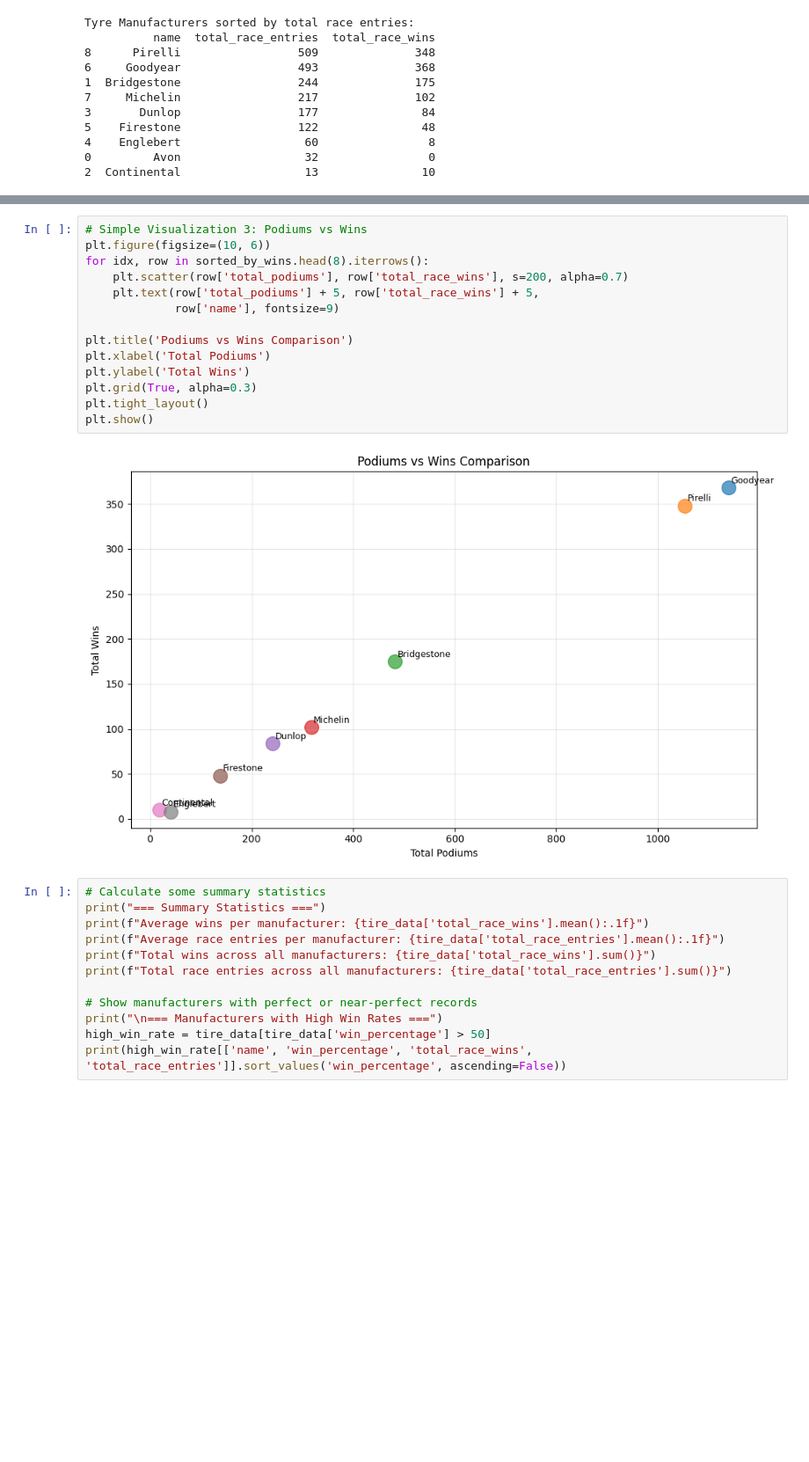
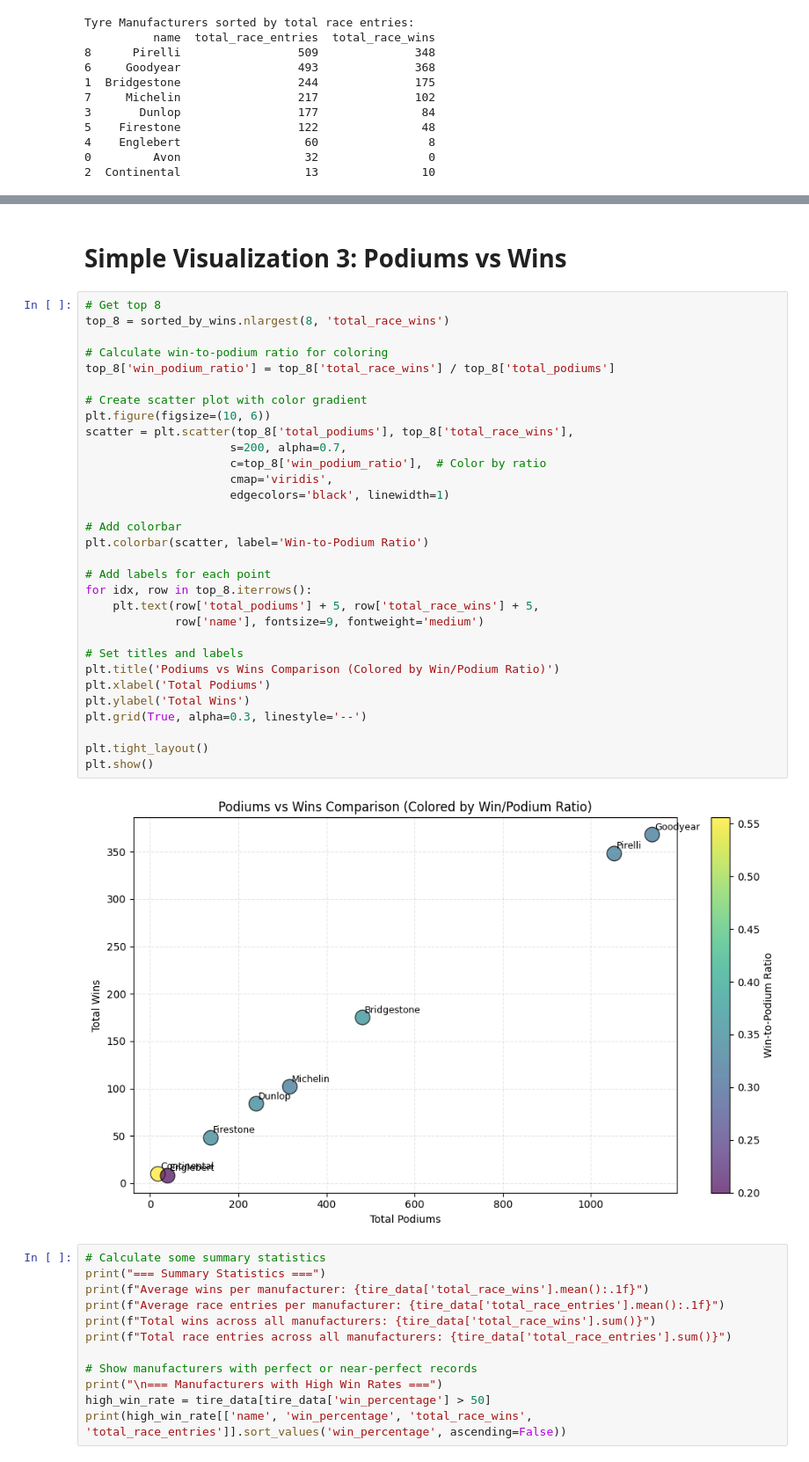
Before and after one commit to ttsudarshan/F1-Database, a Jupyter notebook: tire.ipynb, the cells around one changed output, grey strips where cells are left out. Shown: that part at 88% size. Saved outputs shown, nothing was run; the diff lists cells and outputs as text; blank space fills up the shorter version.

```diff
--- a/tire.ipynb
+++ b/tire.ipynb
@@ -167,19 +186,38 @@ plt.show()
+# %% [markdown]
+# Simple Visualization 3: Podiums vs Wins
 # %%
-# Simple Visualization 3: Podiums vs Wins
+# Get top 8
+top_8 = sorted_by_wins.nlargest(8, 'total_race_wins')
+
+# Calculate win-to-podium ratio for coloring
+top_8['win_podium_ratio'] = top_8['total_race_wins'] / top_8['total_podiums']
+
+# Create scatter plot with color gradient
 plt.figure(figsize=(10, 6))
-for idx, row in sorted_by_wins.head(8).iterrows():
-    plt.scatter(row['total_podiums'], row['total_race_wins'], s=200, alpha=0.7)
+scatter = plt.scatter(top_8['total_podiums'], top_8['total_race_wins'],
+                     s=200, alpha=0.7,
+                     c=top_8['win_podium_ratio'],  # Color by ratio
+                     cmap='viridis',
+                     edgecolors='black', linewidth=1)
+
+# Add colorbar
+plt.colorbar(scatter, label='Win-to-Podium Ratio')
+
+# Add labels for each point
+for idx, row in top_8.iterrows():
     plt.text(row['total_podiums'] + 5, row['total_race_wins'] + 5,
-             row['name'], fontsize=9)
+             row['name'], fontsize=9, fontweight='medium')
 
-plt.title('Podiums vs Wins Comparison')
+# Set titles and labels
+plt.title('Podiums vs Wins Comparison (Colored by Win/Podium Ratio)')
 plt.xlabel('Total Podiums')
 plt.ylabel('Total Wins')
-plt.grid(True, alpha=0.3)
+plt.grid(True, alpha=0.3, linestyle='--')
+
 plt.tight_layout()
 plt.show()
 # %% [output]
-[figure, old version]
+[figure, new version]
 # %%
 # Calculate some summary statistics
 print("=== Summary Statistics ===")
```
Also changed, not shown: parts of 14 cells of this notebook, 2 other files.
